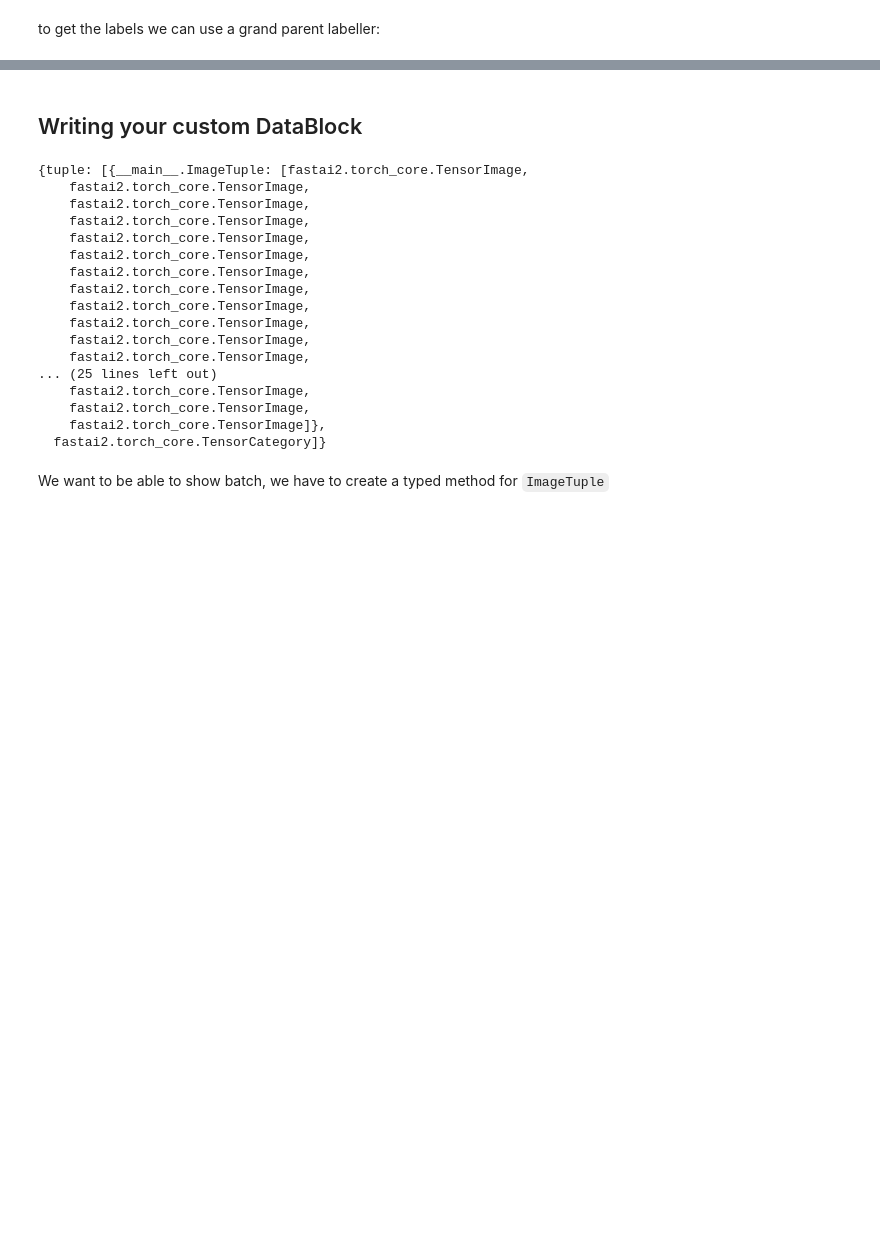
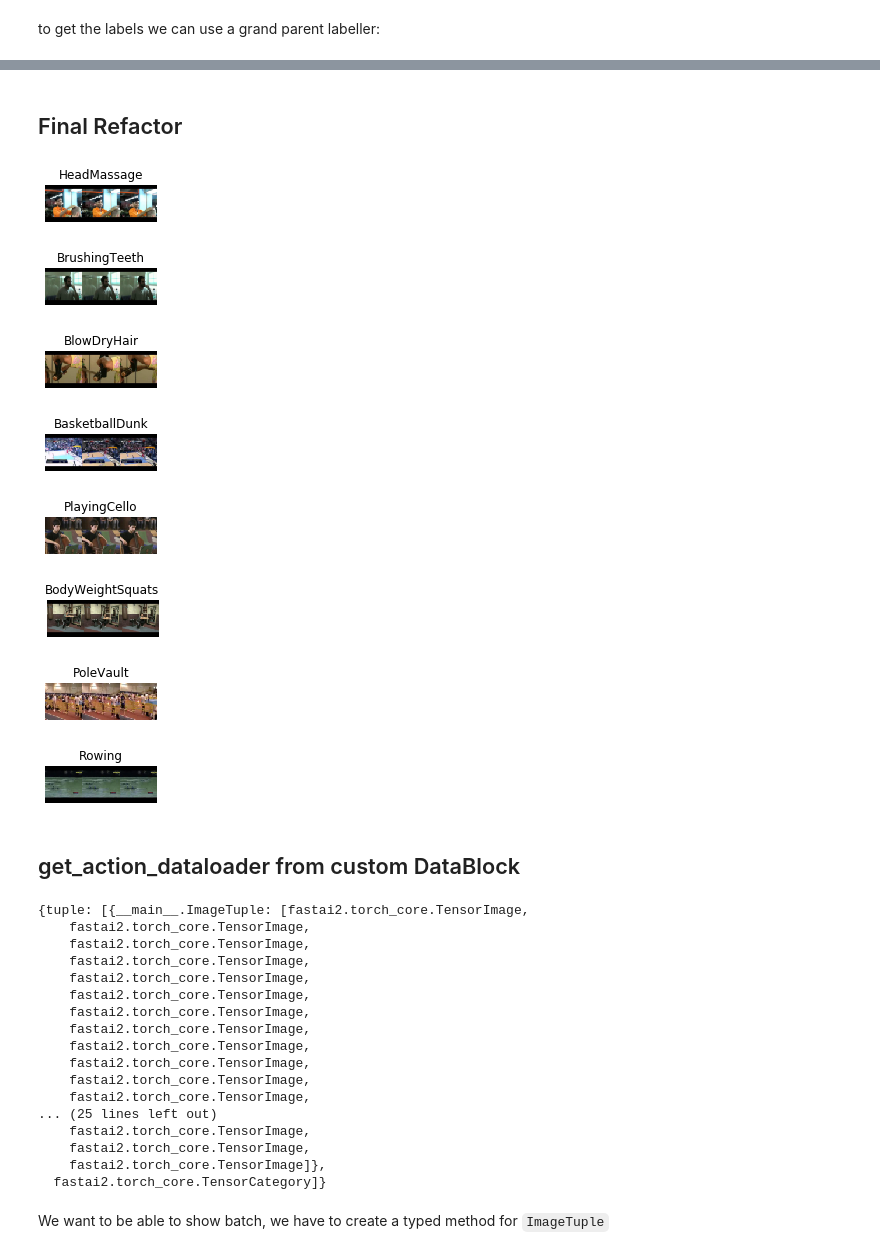
Before and after one commit to tcapelle/action_recognition, a Jupyter notebook: nbs/00_core.ipynb, the cells around one changed output, grey strips where cells are left out. Cells and saved outputs as stored; diff of their text form; code cells hidden in the pictures; blank space fills up the shorter version.

```diff
--- a/nbs/00_core.ipynb
+++ b/nbs/00_core.ipynb
@@ -116,9 +316,44 @@ to get the labels we can use a grand parent labeller:
+# %%
+#export
+def get_split_idxs(split_file=SPLIT_PATH/'testlist01.txt', image_path=IMAGE_PATH):
+    "return indexes of split_list on files"
+    split_list = get_split(split_file, image_path)
+    files = get_sequence_paths(image_path)
+    return [i for i,x in enumerate(files) if x in split_list]
+# %%
+#slow
+split0_idxs = get_split_idxs()
+# %% [markdown]
+## Final Refactor
+# %%
+#export
+def get_action_dataloaders(files, bs=8, image_size=64, seq_len=20, val_idxs=None, random_sample=False):
+    "Create a dataloader with `val_idxs` splits"
+    splits = RandomSplitter()(files) if val_idxs is None else IndexSplitter(val_idxs)(files)
+    itfm = ImageTupleTfm(random_sample=random_sample, seq_len=seq_len)
+    ds = Datasets(files, tfms=[[itfm], [parent_label, Categorize]], splits=splits)
+    dls = ds.dataloaders(bs=bs, after_item=[Resize(image_size), ToTensor],
+                          after_batch=[IntToFloatTensor, Normalize.from_stats(*imagenet_stats)])
+    return dls
+# %%
+dls = get_action_dataloaders(files, val_idxs=split0_idxs)
+# %%
+dls.show_batch()
+# %% [output]
+[figure, added]
+[figure, added]
+[figure, added]
+[figure, added]
+[figure, added]
+[figure, added]
+[figure, added]
+[figure, added]
+# %% [markdown]
+## get_action_dataloader from custom DataBlock
 # %%
 #export
 def grand_parent_label(o, **kwargs):
     "Label `item` with the gparent folder name."
     return o[0].parent.parent.name
-# %% [markdown]
-## Writing your custom DataBlock
 # %%
 #export
```
Also changed, not shown: parts of 43 cells of this notebook, 3 other files.
